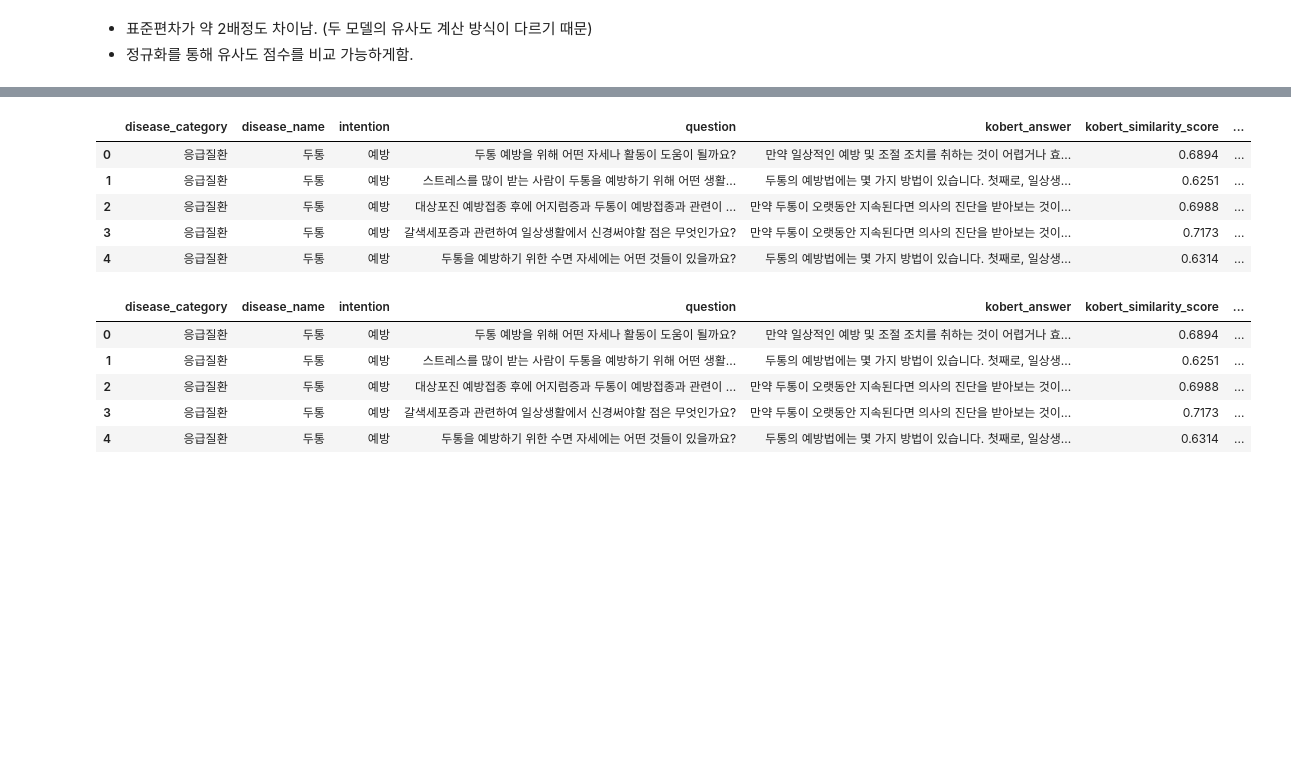
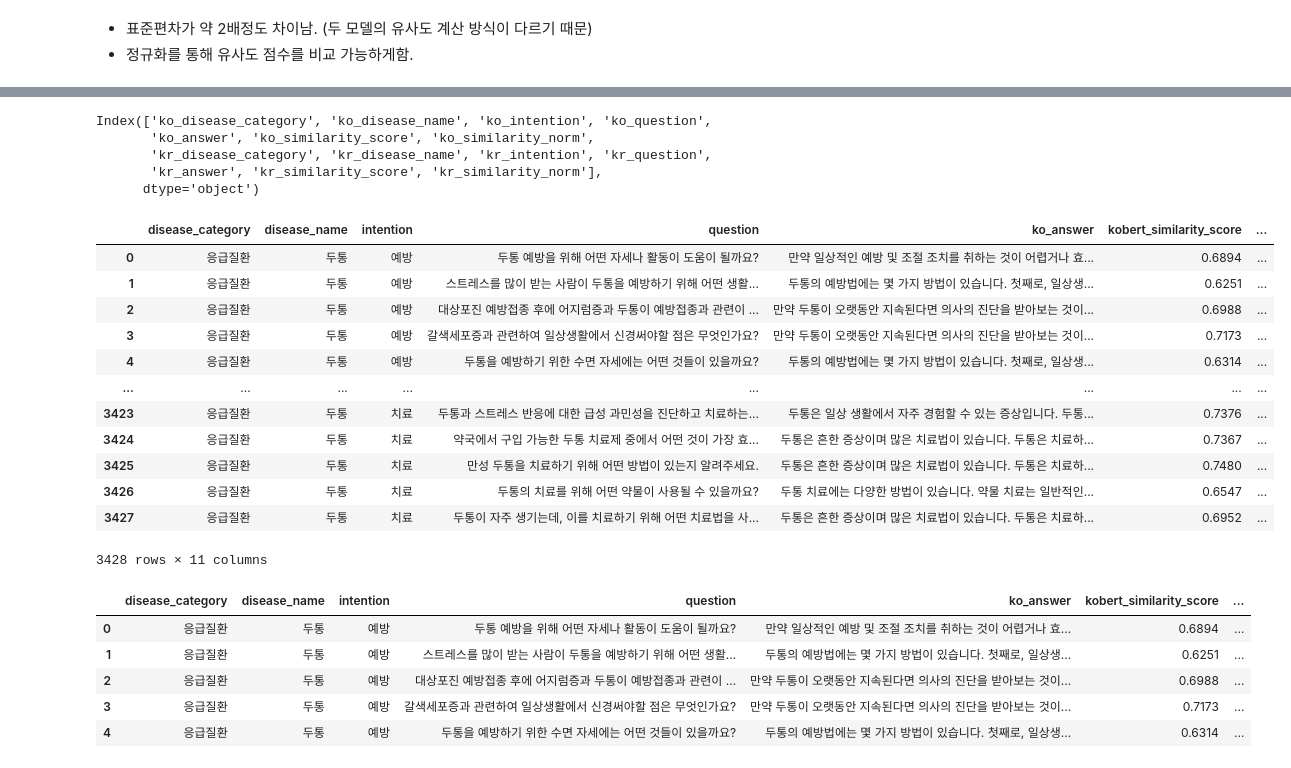
Before and after one commit to bymate/healthcare-ai-chatbot, a Jupyter notebook: match_questions_answers.ipynb, the cells around one changed output, grey strips where cells are left out. Saved outputs shown, nothing was run; the diff lists cells and outputs as text; code cells hidden in the pictures; blank space fills up the shorter version.

```diff
--- a/match_questions_answers.ipynb
+++ b/match_questions_answers.ipynb
@@ -1069,5 +1028,5 @@ print(f"[KRSBERT]\n평균: {krsbert_mean}\n표준편차: {krsbert_std}")
 - 정규화를 통해 유사도 점수를 비교 가능하게함.
 # %%
 # 평균 0, 표준편차가 1인 형태로 정규화
-model_result_df['kobert_norm'] = (model_result_df['kobert_similarity_score'] - kobert_mean) / kobert_std
-model_result_df['krsbert_norm'] = (model_result_df['kr_sbert_similarity_score'] - krsbert_mean) / krsbert_std
+kobert_final_matching_df['similarity_norm'] = (kobert_final_matching_df['similarity_score'] - kobert_mean) / kobert_std
+KR_SBERT_final_matching_df['similarity_norm'] = (KR_SBERT_final_matching_df['similarity_score'] - krsbert_mean) / krsbert_std
@@ -1073,0 +1051,5 @@ model_result_df['krsbert_norm'] = (model_result_df['kr_sbert_similarity_score']
+# %%
+ko_df = kobert_final_matching_df.add_prefix('ko_') # 컬럼명 수정
+kr_df = KR_SBERT_final_matching_df.add_prefix('kr_')
+concat_df = pd.concat([ko_df, kr_df], axis=1)
+concat_df
@@ -1074,17 +1070,45 @@ model_result_df['krsbert_norm'] = (model_result_df['kr_sbert_similarity_score']
+# %%
+concat_df.columns
+# %% [output]
+Index(['ko_disease_category', 'ko_disease_name', 'ko_intention', 'ko_question',
+       'ko_answer', 'ko_similarity_score', 'ko_similarity_norm',
+       'kr_disease_category', 'kr_disease_name', 'kr_intention', 'kr_question',
+       'kr_answer', 'kr_similarity_score', 'kr_similarity_norm'],
+      dtype='object')
+# %%
+model_result_df = concat_df[['ko_disease_category', 'ko_disease_name', 'ko_intention', 'ko_question',
+                            'ko_answer', 'ko_similarity_score', 'ko_similarity_norm',
+                            'kr_question', 'kr_answer', 'kr_similarity_score', 'kr_similarity_norm'
+                            ]]
+# %%
+model_result_df.rename(columns={'ko_disease_category': 'disease_category',
+                                'ko_disease_name': 'disease_name',
+                                'ko_intention': 'intention',
+                                'ko_question': 'question',
+                                'ko_similarity_score': 'kobert_similarity_score',
+                                'kr_similarity_score': 'kr_sbert_similarity_score'
+                                }, inplace=True)
 # %%
-model_result_df.head(5)
+model_result_df
 # %% [output]
-|  | disease_category | disease_name | intention | question | kobert_answer | kobert_similarity_score | ... |
+|  | disease_category | disease_name | intention | question | ko_answer | kobert_similarity_score | ... |
 | 0 | 응급질환 | 두통 | 예방 | 두통 예방을 위해 어떤 자세나 활동이 도움이 될까요? | 만약 일상적인 예방 및 조절 조치를 취하는 것이 어렵거나 효... | 0.6894 | ... |
 | 1 | 응급질환 | 두통 | 예방 | 스트레스를 많이 받는 사람이 두통을 예방하기 위해 어떤 생활... | 두통의 예방법에는 몇 가지 방법이 있습니다. 첫째로, 일상생... | 0.6251 | ... |
 | 2 | 응급질환 | 두통 | 예방 | 대상포진 예방접종 후에 어지럼증과 두통이 예방접종과 관련이 ... | 만약 두통이 오랫동안 지속된다면 의사의 진단을 받아보는 것이... | 0.6988 | ... |
 | 3 | 응급질환 | 두통 | 예방 | 갈색세포증과 관련하여 일상생활에서 신경써야할 점은 무엇인가요? | 만약 두통이 오랫동안 지속된다면 의사의 진단을 받아보는 것이... | 0.7173 | ... |
 | 4 | 응급질환 | 두통 | 예방 | 두통을 예방하기 위한 수면 자세에는 어떤 것들이 있을까요? | 두통의 예방법에는 몇 가지 방법이 있습니다. 첫째로, 일상생... | 0.6314 | ... |
+| ... | ... | ... | ... | ... | ... | ... | ... |
+| 3423 | 응급질환 | 두통 | 치료 | 두통과 스트레스 반응에 대한 급성 과민성을 진단하고 치료하는... | 두통은 일상 생활에서 자주 경험할 수 있는 증상입니다. 두통... | 0.7376 | ... |
+| 3424 | 응급질환 | 두통 | 치료 | 약국에서 구입 가능한 두통 치료제 중에서 어떤 것이 가장 효... | 두통은 흔한 증상이며 많은 치료법이 있습니다. 두통은 치료하... | 0.7367 | ... |
+| 3425 | 응급질환 | 두통 | 치료 | 만성 두통을 치료하기 위해 어떤 방법이 있는지 알려주세요. | 두통은 흔한 증상이며 많은 치료법이 있습니다. 두통은 치료하... | 0.7480 | ... |
+| 3426 | 응급질환 | 두통 | 치료 | 두통의 치료를 위해 어떤 약물이 사용될 수 있을까요? | 두통 치료에는 다양한 방법이 있습니다. 약물 치료는 일반적인... | 0.6547 | ... |
+| 3427 | 응급질환 | 두통 | 치료 | 두통이 자주 생기는데, 이를 치료하기 위해 어떤 치료법을 사... | 두통은 흔한 증상이며 많은 치료법이 있습니다. 두통은 치료하... | 0.6952 | ... |
+3428 rows × 11 columns
 # %%
-model_result_df['final_answer'] = np.where(model_result_df['kobert_norm'] > model_result_df['krsbert_norm'], model_result_df['kobert_answer'], model_result_df['kr_sbert_answer'])
+model_result_df['final_answer'] = np.where(model_result_df['ko_similarity_norm'] > model_result_df['kr_similarity_norm'], model_result_df['ko_answer'], model_result_df['kr_answer'])
 model_result_df.head(5)
 # %% [output]
-|  | disease_category | disease_name | intention | question | kobert_answer | kobert_similarity_score | ... |
+|  | disease_category | disease_name | intention | question | ko_answer | kobert_similarity_score | ... |
 | 0 | 응급질환 | 두통 | 예방 | 두통 예방을 위해 어떤 자세나 활동이 도움이 될까요? | 만약 일상적인 예방 및 조절 조치를 취하는 것이 어렵거나 효... | 0.6894 | ... |
 | 1 | 응급질환 | 두통 | 예방 | 스트레스를 많이 받는 사람이 두통을 예방하기 위해 어떤 생활... | 두통의 예방법에는 몇 가지 방법이 있습니다. 첫째로, 일상생... | 0.6251 | ... |
 | 2 | 응급질환 | 두통 | 예방 | 대상포진 예방접종 후에 어지럼증과 두통이 예방접종과 관련이 ... | 만약 두통이 오랫동안 지속된다면 의사의 진단을 받아보는 것이... | 0.6988 | ... |
```
Also changed, not shown: parts of 14 cells of this notebook.
